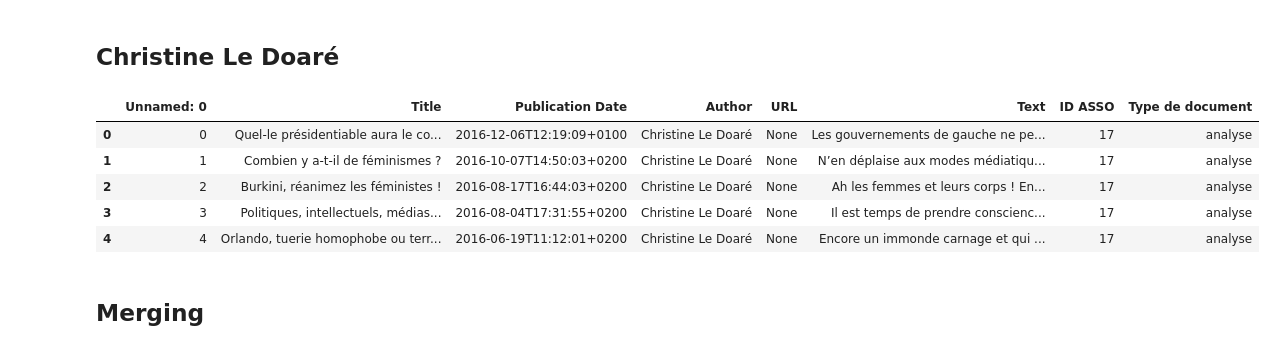
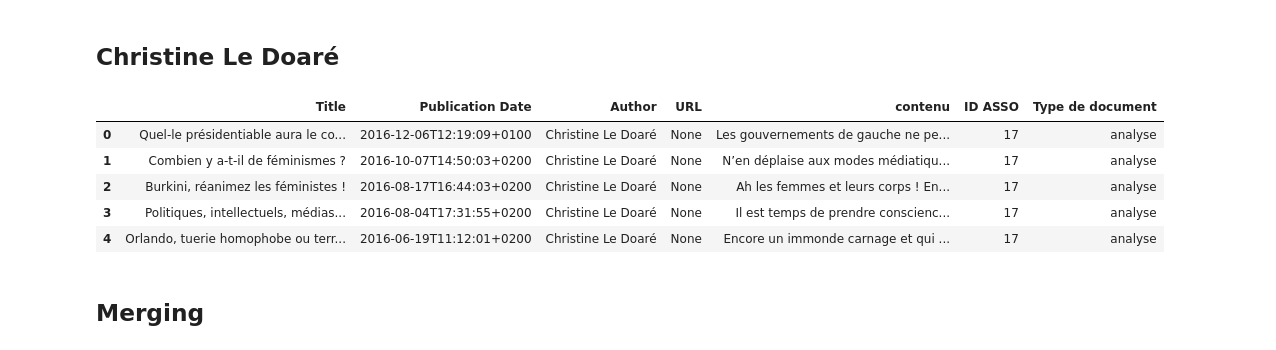
Before and after one commit to LeoMaurice/Conservative_mobilisation, a Jupyter notebook: src/Merging.ipynb, the cells around one changed output. Cells and saved outputs as stored; diff of their text form; code cells hidden in the pictures.

Commit message:
fixing second issu with christineld

```diff
--- a/src/Merging.ipynb
+++ b/src/Merging.ipynb
@@ -255,35 +255,35 @@ cry_for_recognition.head()
 # %%
 # Obtenez le chemin du répertoire parent du répertoire src
 base_dir = os.path.abspath(os.path.join(os.getcwd(), '..'))
 
 # Construisez le chemin complet vers votre fichier Excel
 fichier = "../data/text/christineld_articles.tsv" # os.path.join(base_dir, 'data', 'text', 'petitesirene_article.tsv')
 
 # Chargez le fichier Excel dans un DataFrame
-christineld = pd.read_csv(fichier ,sep='\t', encoding='utf-8')
+christineld = pd.read_csv(fichier ,sep='\t', encoding='utf-8', index_col="Unnamed: 0")
 
 #Ajout et suppressions de colonnes intéressantes
 christineld['ID ASSO'] = 17 #On ajoute l'ID ASSO poue le merge futur
 christineld['Type de document'] = 'analyse'
 christineld['URL'] = None
 
 #Rename utiles
 nouveaux_noms = {
         'title': 'Titre',
         'date': 'Date',
         'author': 'Auteur',
-        'text': 'contenu'
+        'Text': 'contenu'
 }
 
 christineld = christineld.rename(columns=nouveaux_noms)
 christineld.head()
 # %% [output]
-|  | Unnamed: 0 | Title | Publication Date | Author | URL | Text | ID ASSO | Type de document |
-| 0 | 0 | Quel-le présidentiable aura le co... | 2016-12-06T12:19:09+0100 | Christine Le Doaré | None | Les gouvernements de gauche ne pe... | 17 | analyse |
-| 1 | 1 | Combien y a-t-il de féminismes ? | 2016-10-07T14:50:03+0200 | Christine Le Doaré | None | N’en déplaise aux modes médiatiqu... | 17 | analyse |
-| 2 | 2 | Burkini, réanimez les féministes ! | 2016-08-17T16:44:03+0200 | Christine Le Doaré | None | Ah les femmes et leurs corps ! En... | 17 | analyse |
-| 3 | 3 | Politiques, intellectuels, médias... | 2016-08-04T17:31:55+0200 | Christine Le Doaré | None | Il est temps de prendre conscienc... | 17 | analyse |
-| 4 | 4 | Orlando, tuerie homophobe ou terr... | 2016-06-19T11:12:01+0200 | Christine Le Doaré | None | Encore un immonde carnage et qui ... | 17 | analyse |
+|  | Title | Publication Date | Author | URL | contenu | ID ASSO | Type de document |
+| 0 | Quel-le présidentiable aura le co... | 2016-12-06T12:19:09+0100 | Christine Le Doaré | None | Les gouvernements de gauche ne pe... | 17 | analyse |
+| 1 | Combien y a-t-il de féminismes ? | 2016-10-07T14:50:03+0200 | Christine Le Doaré | None | N’en déplaise aux modes médiatiqu... | 17 | analyse |
+| 2 | Burkini, réanimez les féministes ! | 2016-08-17T16:44:03+0200 | Christine Le Doaré | None | Ah les femmes et leurs corps ! En... | 17 | analyse |
+| 3 | Politiques, intellectuels, médias... | 2016-08-04T17:31:55+0200 | Christine Le Doaré | None | Il est temps de prendre conscienc... | 17 | analyse |
+| 4 | Orlando, tuerie homophobe ou terr... | 2016-06-19T11:12:01+0200 | Christine Le Doaré | None | Encore un immonde carnage et qui ... | 17 | analyse |
 # %% [markdown]
 ## Merging
 # %%
```
Also changed, not shown: parts of 3 cells of this notebook, 3 other files.
